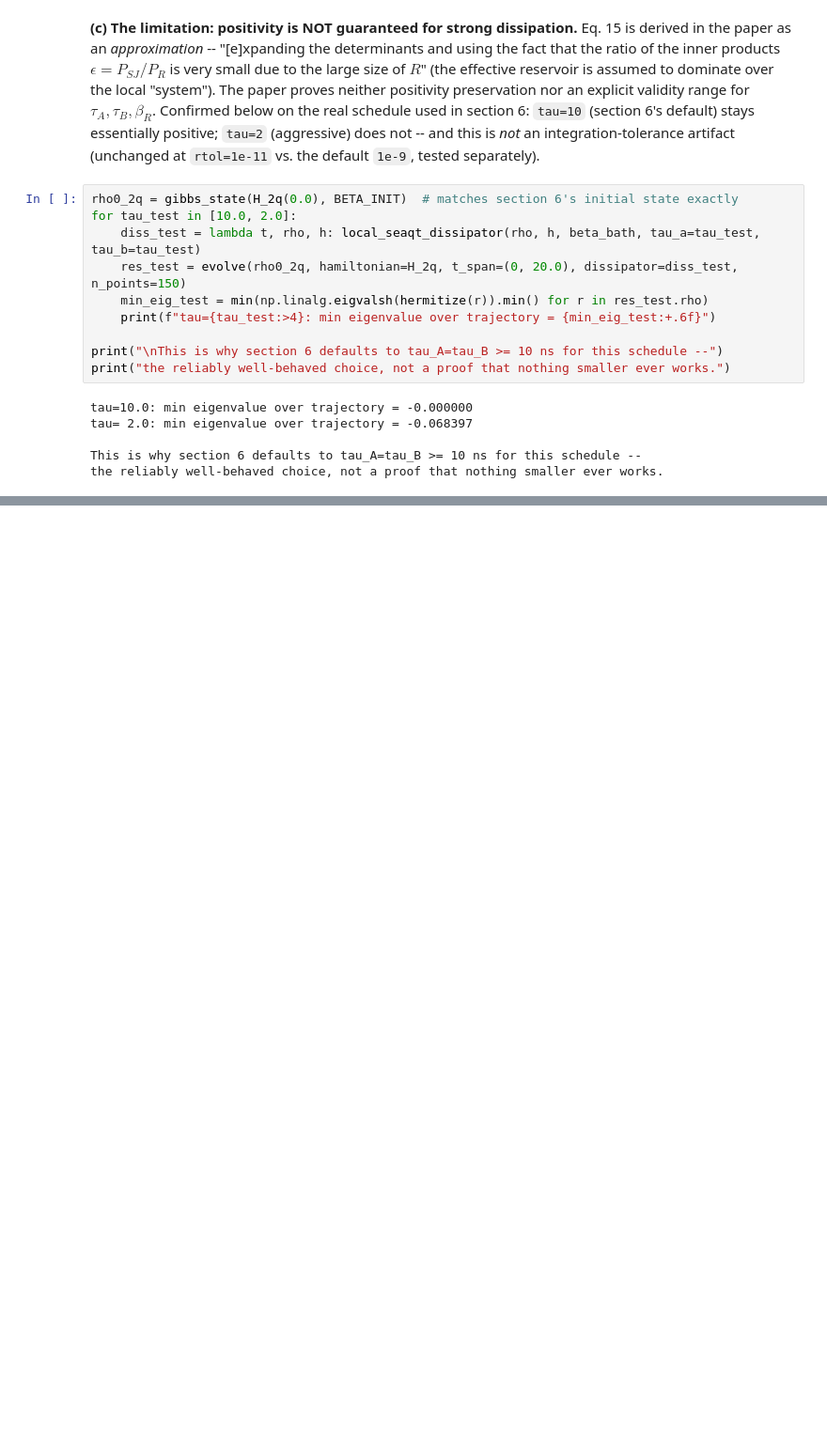
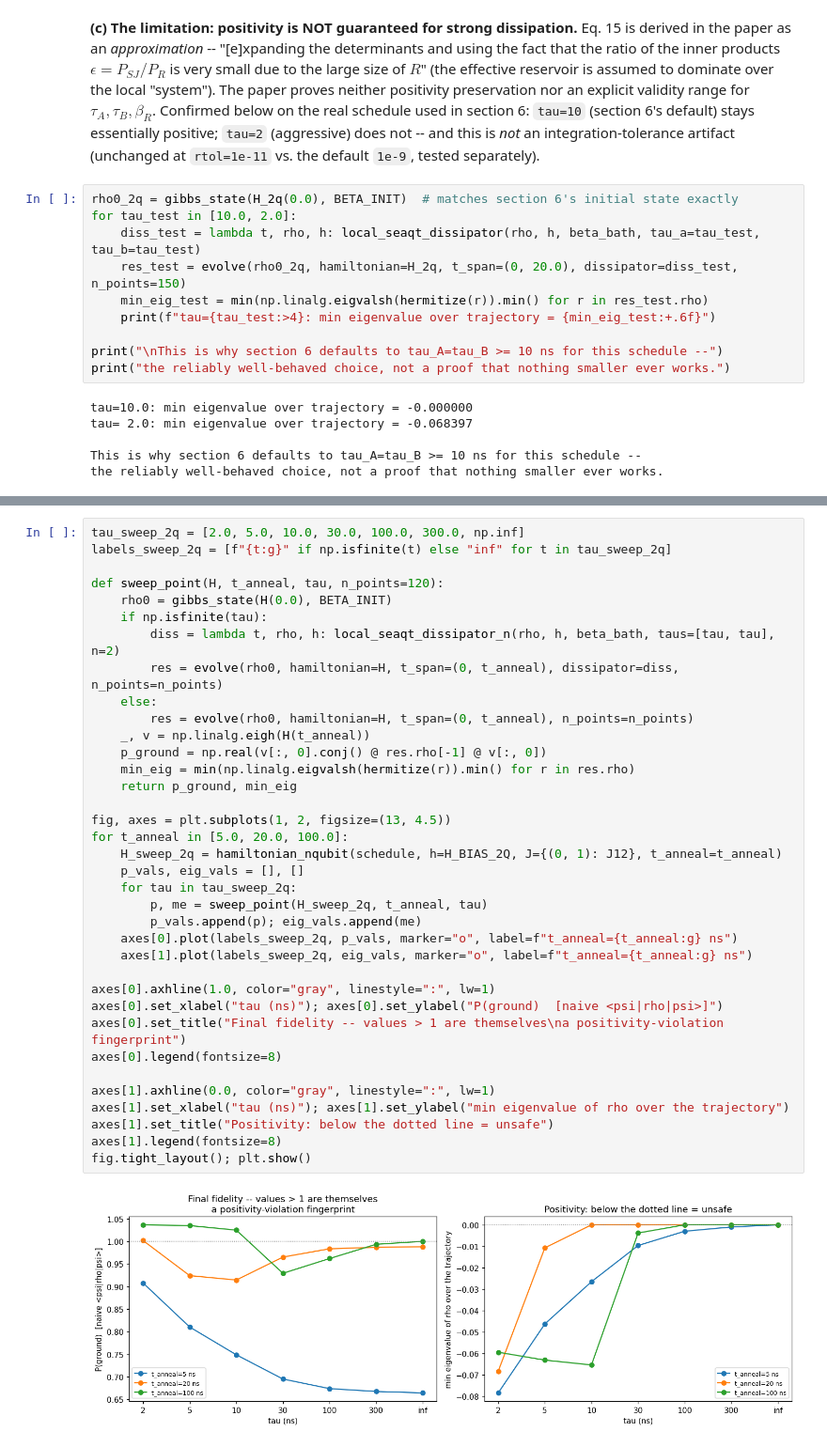
Before and after one commit to Cocidoboyacense/SEAQT-quantum-annealing-evolution, a Jupyter notebook: notebooks/seaqt_annealing_walkthrough.ipynb, the cells around one changed output, grey strips where cells are left out. Shown at 94% size. Saved outputs shown, nothing was run; the diff lists cells and outputs as text; blank space fills up the shorter version.

```diff
--- a/notebooks/seaqt_annealing_walkthrough.ipynb
+++ b/notebooks/seaqt_annealing_walkthrough.ipynb
@@ -637,0 +703,38 @@ the reliably well-behaved choice, not a proof that nothing smaller ever works.
+# %%
+tau_sweep_2q = [2.0, 5.0, 10.0, 30.0, 100.0, 300.0, np.inf]
+labels_sweep_2q = [f"{t:g}" if np.isfinite(t) else "inf" for t in tau_sweep_2q]
+
+def sweep_point(H, t_anneal, tau, n_points=120):
+    rho0 = gibbs_state(H(0.0), BETA_INIT)
+    if np.isfinite(tau):
+        diss = lambda t, rho, h: local_seaqt_dissipator_n(rho, h, beta_bath, taus=[tau, tau], n=2)
+        res = evolve(rho0, hamiltonian=H, t_span=(0, t_anneal), dissipator=diss, n_points=n_points)
+    else:
+        res = evolve(rho0, hamiltonian=H, t_span=(0, t_anneal), n_points=n_points)
+    _, v = np.linalg.eigh(H(t_anneal))
+    p_ground = np.real(v[:, 0].conj() @ res.rho[-1] @ v[:, 0])
+    min_eig = min(np.linalg.eigvalsh(hermitize(r)).min() for r in res.rho)
+    return p_ground, min_eig
+
+fig, axes = plt.subplots(1, 2, figsize=(13, 4.5))
+for t_anneal in [5.0, 20.0, 100.0]:
+    H_sweep_2q = hamiltonian_nqubit(schedule, h=H_BIAS_2Q, J={(0, 1): J12}, t_anneal=t_anneal)
+    p_vals, eig_vals = [], []
+    for tau in tau_sweep_2q:
+        p, me = sweep_point(H_sweep_2q, t_anneal, tau)
+        p_vals.append(p); eig_vals.append(me)
+    axes[0].plot(labels_sweep_2q, p_vals, marker="o", label=f"t_anneal={t_anneal:g} ns")
+    axes[1].plot(labels_sweep_2q, eig_vals, marker="o", label=f"t_anneal={t_anneal:g} ns")
+
+axes[0].axhline(1.0, color="gray", linestyle=":", lw=1)
+axes[0].set_xlabel("tau (ns)"); axes[0].set_ylabel("P(ground)  [naive <psi|rho|psi>]")
+axes[0].set_title("Final fidelity -- values > 1 are themselves\na positivity-violation fingerprint")
+axes[0].legend(fontsize=8)
+
+axes[1].axhline(0.0, color="gray", linestyle=":", lw=1)
+axes[1].set_xlabel("tau (ns)"); axes[1].set_ylabel("min eigenvalue of rho over the trajectory")
+axes[1].set_title("Positivity: below the dotted line = unsafe")
+axes[1].legend(fontsize=8)
+fig.tight_layout(); plt.show()
+# %% [output]
+[figure, added]
```
Also changed, not shown: parts of 26 cells of this notebook, 5 other files.
